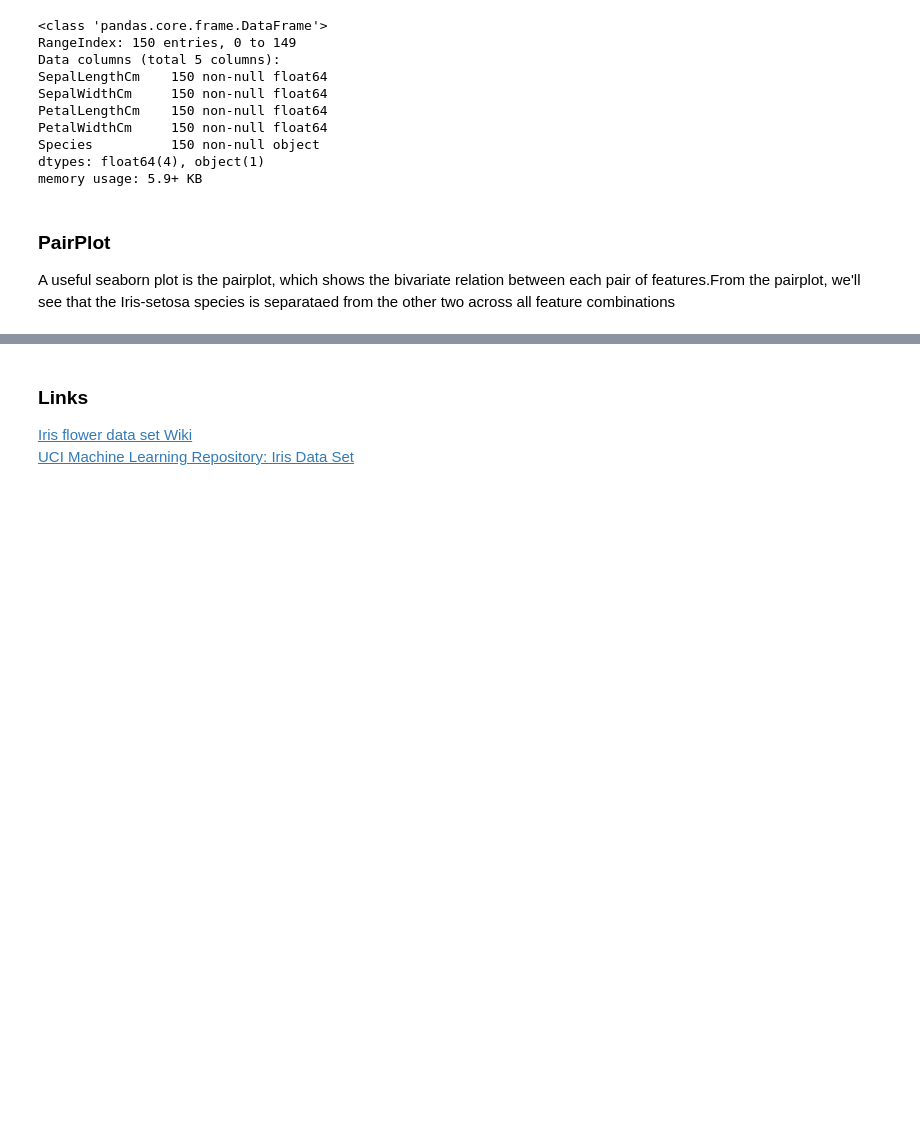
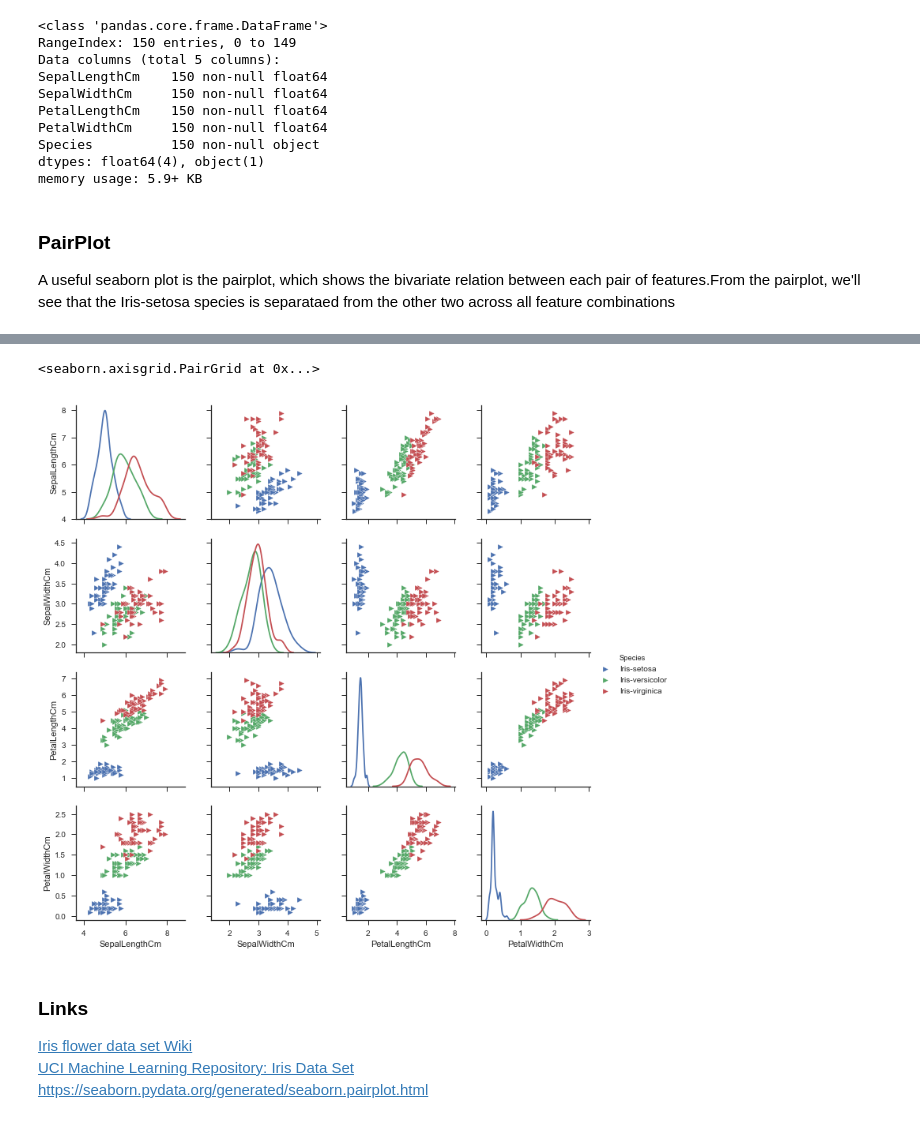
Before and after one commit to nakster/EmergingTechAssessment, a Jupyter notebook: Excerise 2/iris-dataset.ipynb, the cells around one changed output, grey strips where cells are left out. Drawn from its saved outputs; the diff is of its cells as text; code cells hidden in the pictures; blank space fills up the shorter version.

```diff
--- a/Excerise 2/iris-dataset.ipynb
+++ b/Excerise 2/iris-dataset.ipynb
@@ -143,4 +145,12 @@ plt.show()
+# %%
+# by default the pairplot shows histagram but we can updtae the parameters to show other things
+sns.pairplot(IrisData, hue='Species',markers ='>',diag_kind='kde')
+#sns.pairplot(iris.drop('Id', axis=1), hue='Species', size=3, diag_kind='kde')
+# %% [output]
+<seaborn.axisgrid.PairGrid at 0x...>
+[figure, added]
 # %% [markdown]
 ### Links
 [Iris flower data set Wiki](https://en.wikipedia.org/wiki/Iris_flower_data_set) <br/>
 [UCI Machine Learning Repository: Iris Data Set](https://archive.ics.uci.edu/ml/datasets/iris)<br/>
+https://seaborn.pydata.org/generated/seaborn.pairplot.html <br/>
```
Also changed, not shown: parts of 1 cell of this notebook.
